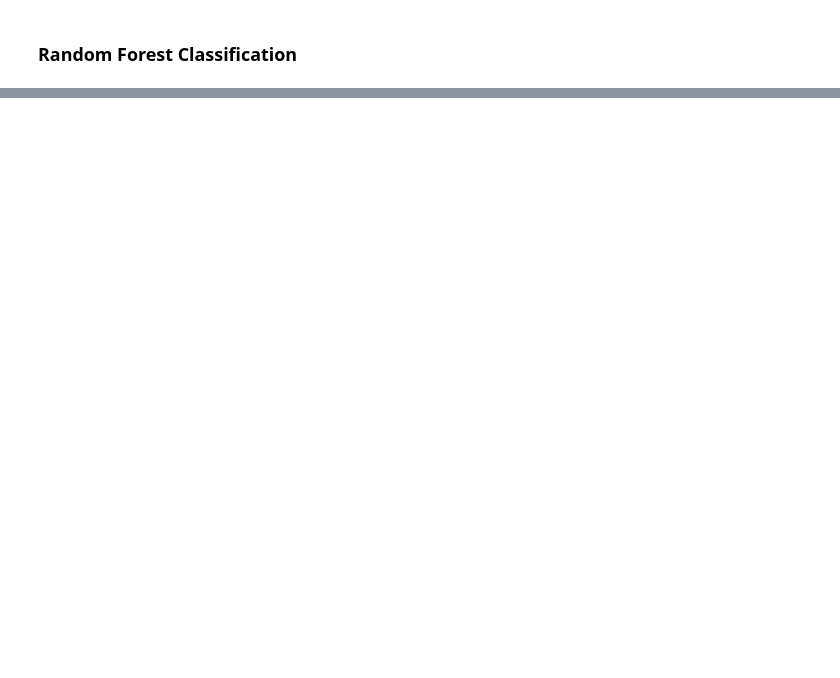
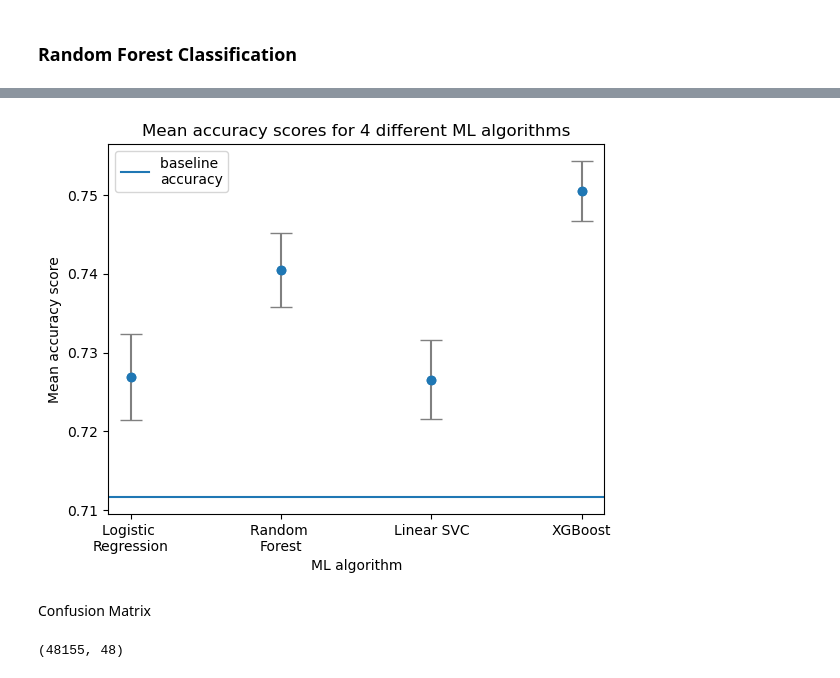
Before and after one commit to lross4/data1030_project, a Jupyter notebook: src/kidney_transplant_project.ipynb, the cells around one changed output, grey strips where cells are left out. Cells and saved outputs as stored; diff of their text form; code cells hidden in the pictures; blank space fills up the shorter version.

Commit message:
updated code and results as of 12/9

```diff
--- a/src/kidney_transplant_project.ipynb
+++ b/src/kidney_transplant_project.ipynb
@@ -1072,0 +1665,24 @@ def MLpipe_acc_f_beta(X,y,preprocessor,ml_algo,param_grid):
+# %%
+all_mean_accs = [mean_lr_acc,mean_rf_acc,mean_svc_acc,mean_xgb_acc]
+all_std_accs = [std_lr_acc,std_rf_acc,std_svc_acc,std_xgb_acc]
+labels = ['Logistic \nRegression','Random \nForest',
+          'Linear SVC','XGBoost']
+
+baseline_acc_score_avg = np.mean([baseline_mean_lr_acc,
+                                  baseline_mean_rf_acc,
+                                  baseline_mean_svc_acc,
+                                  baseline_mean_xgb_acc])
+
+plt.scatter(labels,all_mean_accs)
+plt.errorbar(labels,all_mean_accs,yerr=all_std_accs,fmt='o',ecolor='grey',capsize=8)
+plt.axhline(baseline_acc_score_avg,label='baseline \naccuracy')
+plt.ylabel('Mean accuracy score')
+plt.xlabel('ML algorithm')
+plt.title('Mean accuracy scores for 4 different ML algorithms')
+plt.legend()
+plt.savefig('../figures/mean_std_acc_all_models.png',dpi=300)
+plt.show()
+# %% [output]
+[figure, added]
+# %% [markdown]
+Confusion Matrix
@@ -1072,0 +1705,5 @@ def MLpipe_acc_f_beta(X,y,preprocessor,ml_algo,param_grid):
+# %%
+print(combined_df.shape)
+combined_df.to_csv('../results/combined_test_set_with_predictions.csv')
+# %% [output]
+(48155, 48)
```
Also changed, not shown: parts of 107 cells of this notebook, 17 other files.
